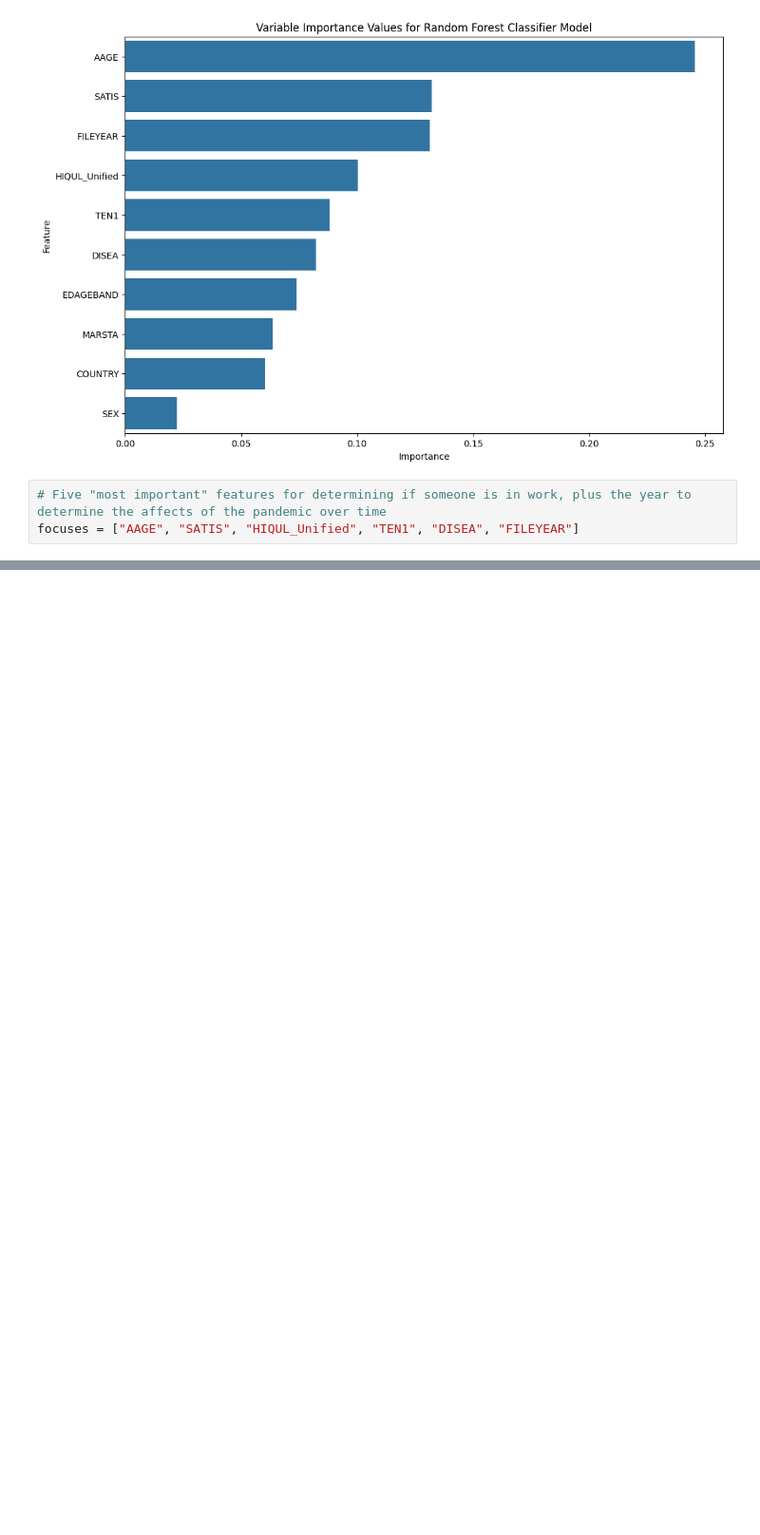
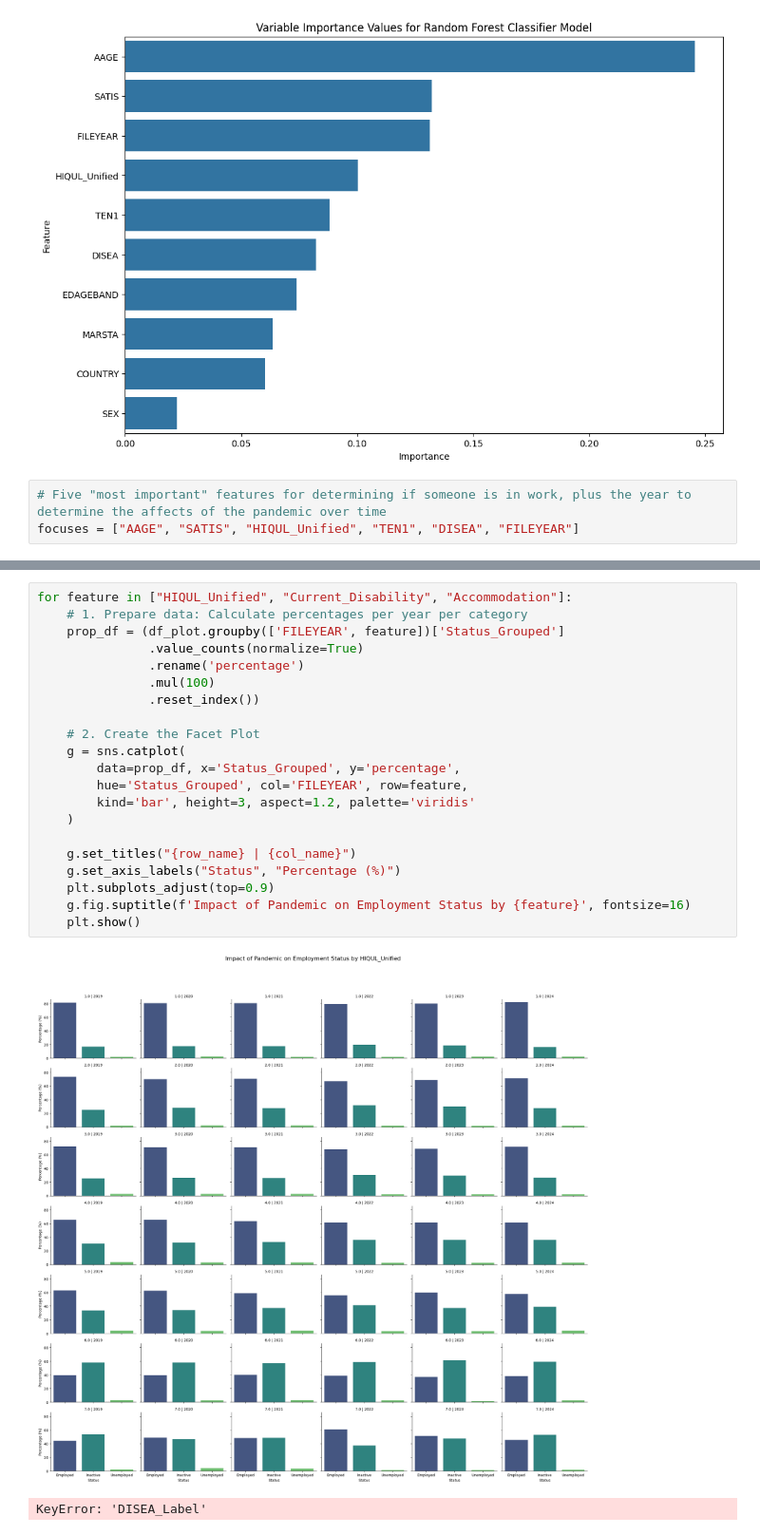
Before and after one commit to corey-richardson/comp3008-cw2, a Jupyter notebook: notebook.ipynb, the cells around one changed output, grey strips where cells are left out. Shown at 95% size. Saved outputs shown, nothing was run; the diff lists cells and outputs as text; blank space fills up the shorter version.

```diff
--- a/notebook.ipynb
+++ b/notebook.ipynb
@@ -592,0 +605,24 @@ for feature in viz_features:
+# %%
+for feature in ["HIQUL_Unified", "Current_Disability", "Accommodation"]:
+    # 1. Prepare data: Calculate percentages per year per category
+    prop_df = (df_plot.groupby(['FILEYEAR', feature])['Status_Grouped']
+               .value_counts(normalize=True)
+               .rename('percentage')
+               .mul(100)
+               .reset_index())
+
+    # 2. Create the Facet Plot
+    g = sns.catplot(
+        data=prop_df, x='Status_Grouped', y='percentage',
+        hue='Status_Grouped', col='FILEYEAR', row=feature,
+        kind='bar', height=3, aspect=1.2, palette='viridis'
+    )
+
+    g.set_titles("{row_name} | {col_name}")
+    g.set_axis_labels("Status", "Percentage (%)")
+    plt.subplots_adjust(top=0.9)
+    g.fig.suptitle(f'Impact of Pandemic on Employment Status by {feature}', fontsize=16)
+    plt.show()
+# %% [output]
+[figure, added]
+KeyError: 'DISEA_Label'
```
Also changed, not shown: parts of 2 cells of this notebook, 6 other files.
